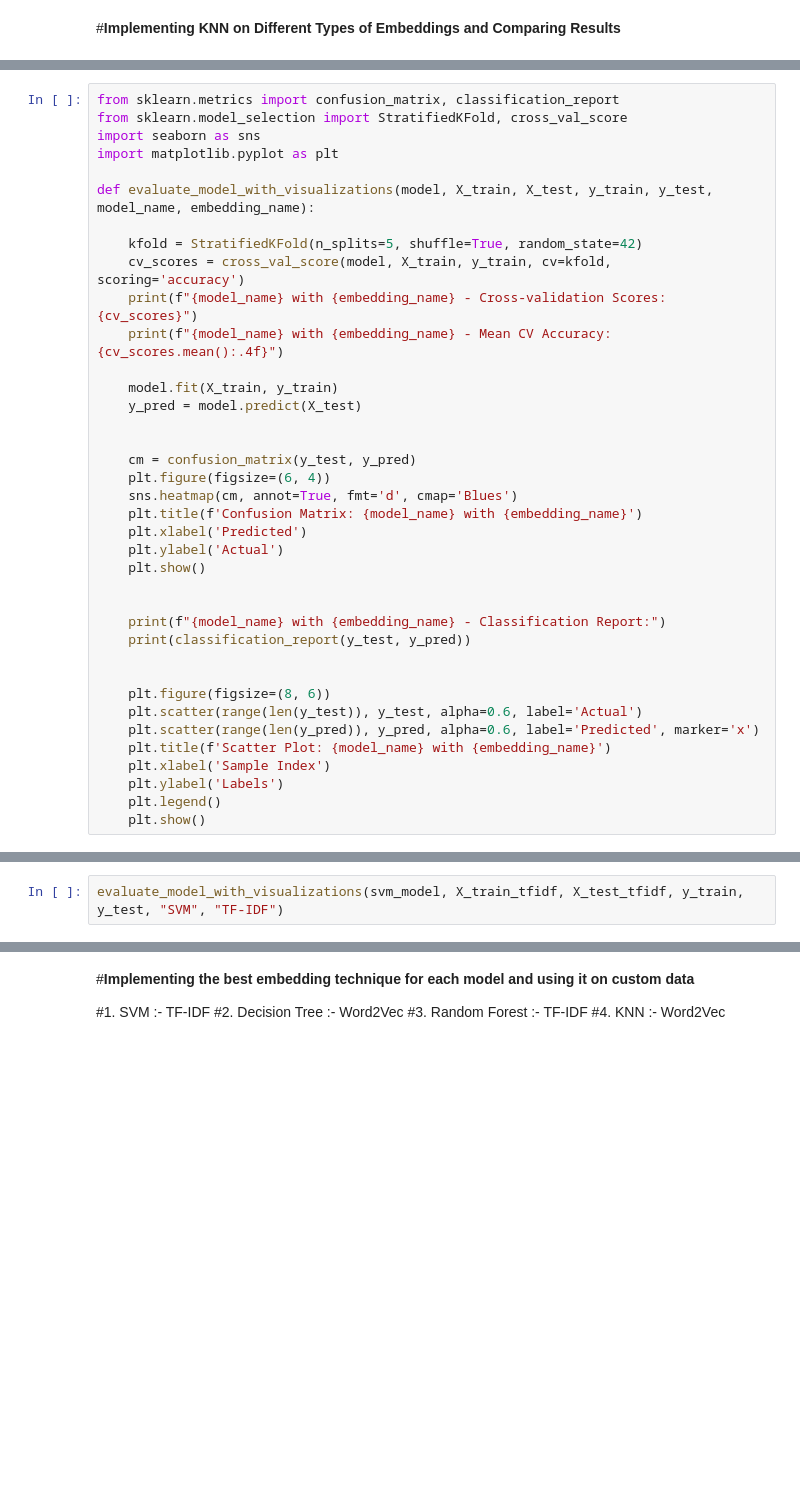
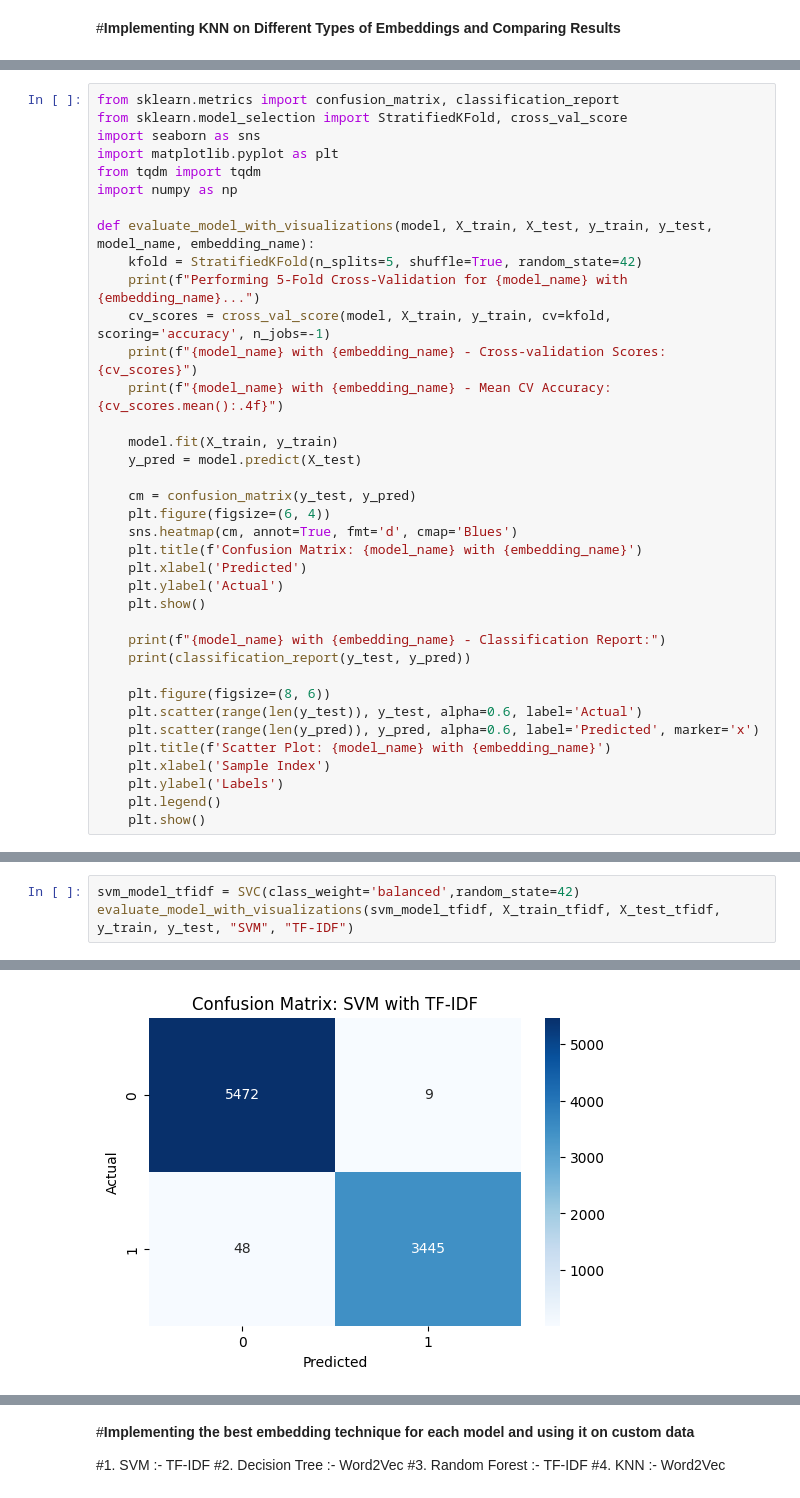
Before and after one commit to ChapelFob80930/AI-Generated-Text-Detector, a Jupyter notebook: AITextTest2.ipynb, the cells around one changed output, grey strips where cells are left out. Cells and saved outputs as stored; diff of their text form; blank space fills up the shorter version.

```diff
--- a/AITextTest2.ipynb
+++ b/AITextTest2.ipynb
@@ -554,17 +532,18 @@ from sklearn.metrics import confusion_matrix, classification_report
 from sklearn.model_selection import StratifiedKFold, cross_val_score
 import seaborn as sns
 import matplotlib.pyplot as plt
+from tqdm import tqdm
+import numpy as np
 
 def evaluate_model_with_visualizations(model, X_train, X_test, y_train, y_test, model_name, embedding_name):
-
     kfold = StratifiedKFold(n_splits=5, shuffle=True, random_state=42)
-    cv_scores = cross_val_score(model, X_train, y_train, cv=kfold, scoring='accuracy')
+    print(f"Performing 5-Fold Cross-Validation for {model_name} with {embedding_name}...")
+    cv_scores = cross_val_score(model, X_train, y_train, cv=kfold, scoring='accuracy', n_jobs=-1)
     print(f"{model_name} with {embedding_name} - Cross-validation Scores: {cv_scores}")
     print(f"{model_name} with {embedding_name} - Mean CV Accuracy: {cv_scores.mean():.4f}")
 
     model.fit(X_train, y_train)
     y_pred = model.predict(X_test)
-
 
     cm = confusion_matrix(y_test, y_pred)
     plt.figure(figsize=(6, 4))
@@ -574,10 +553,8 @@ def evaluate_model_with_visualizations(model, X_train, X_test, y_train, y_test,
     plt.ylabel('Actual')
     plt.show()
 
-
     print(f"{model_name} with {embedding_name} - Classification Report:")
     print(classification_report(y_test, y_pred))
-
 
     plt.figure(figsize=(8, 6))
     plt.scatter(range(len(y_test)), y_test, alpha=0.6, label='Actual')
@@ -600,2 +572,4 @@ knn_model = KNeighborsClassifier(n_neighbors=3)
 # %%
-evaluate_model_with_visualizations(svm_model, X_train_tfidf, X_test_tfidf, y_train, y_test, "SVM", "TF-IDF")
+svm_model_tfidf = SVC(class_weight='balanced',random_state=42)
+evaluate_model_with_visualizations(svm_model_tfidf, X_train_tfidf, X_test_tfidf, y_train, y_test, "SVM", "TF-IDF")
+# %% [output]
@@ -601,0 +579 @@ evaluate_model_with_visualizations(svm_model, X_train_tfidf, X_test_tfidf, y_tra
+[figure, added]
```
Also changed, not shown: parts of 26 cells of this notebook.
